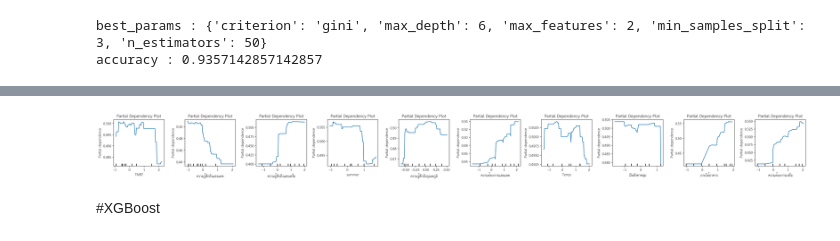
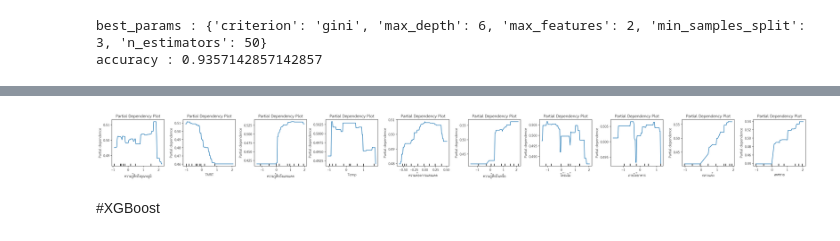
Before and after one commit to Thipwadee/Project2, a Jupyter notebook: TA_Clf_Models_Explained.ipynb, the cells around one changed output, grey strips where cells are left out. Drawn from its saved outputs; the diff is of its cells as text; code cells hidden in the pictures.

```diff
--- a/TA_Clf_Models_Explained.ipynb
+++ b/TA_Clf_Models_Explained.ipynb
@@ -379,22 +375,22 @@ shap.summary_plot(shapValues, X_train_res, plot_type = 'bar')
 # %%
-base_features = ['TMRT','ความรู้สึกถึงแสงแดด','ความรู้สึกถึงแสงเหงื่อ','summer','ความรู้สึกถึงอุณหภูมิ','ความต้องการแสงแดด','Temp','มีหลังคาคลุม','ภายใต้อาคาร','ความต้องการเหงื่อ']
+base_features = ['ความรู้สึกถึงอุณหภูมิ','TMRT','ความรู้สึกถึงแสงแดด','Temp','ความต้องการแสงแดด','ความรู้สึกถึงเหงื่อ','ใต้ร่มไม้','ภายใต้อาคาร','กลางแจ้ง','เพศชาย']
 n_cols = len(base_features)  # จำนวนคอลัมน์ตามจำนวน features
 fig, axs = plt.subplots(nrows=1, ncols=n_cols, figsize=(n_cols * 3, 3))  # ปรับขนาดให้เหมาะสม
 
 for i, bf in enumerate(base_features):
     PartialDependenceDisplay.from_estimator(
         result,
         X_train_res,
         features=[bf],
         feature_names=base_features,
         ax=axs[i]  # ใช้ axis ที่ i
     )
     axs[i].set_title("Partial Dependency Plot")
 
 plt.tight_layout()
 plt.show()
 # %% [output]
-[figure, old version]
+[figure, new version]
 # %% [markdown]
 #XGBoost
 # %%
```
Also changed, not shown: parts of 8 cells of this notebook.
